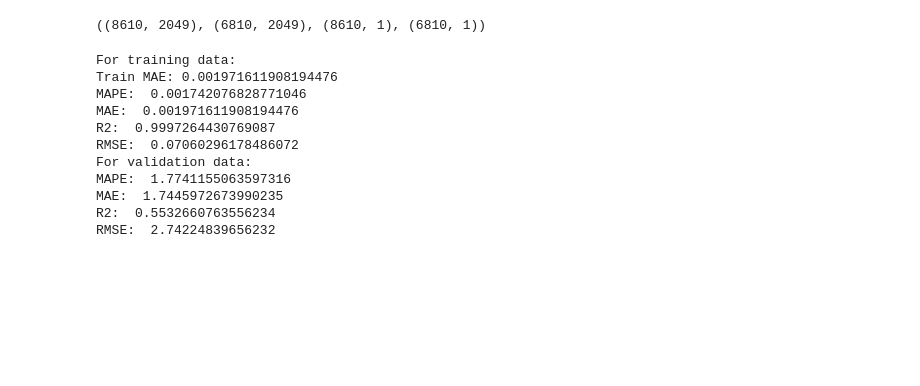
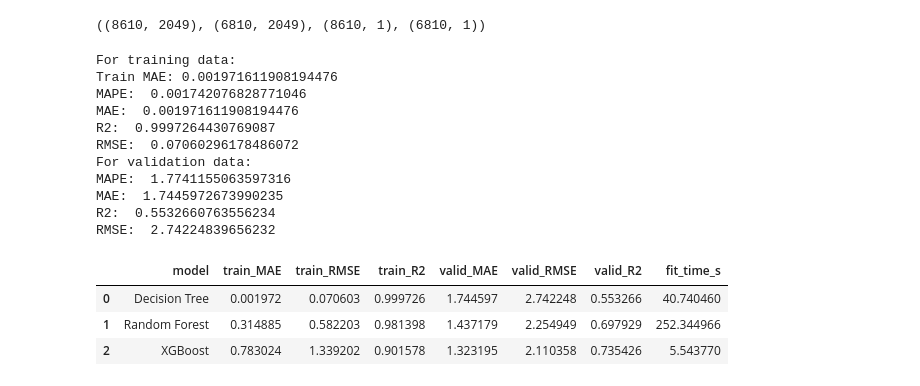
Before and after one commit to BoniYu/Deep-Neural-Network-for-VLE, a Jupyter notebook: notebook/other_models.ipynb, the cells around one changed output. Drawn from its saved outputs; the diff is of its cells as text; code cells hidden in the pictures; blank space fills up the shorter version.

Commit message:
three models comparison is don

```diff
--- a/notebook/other_models.ipynb
+++ b/notebook/other_models.ipynb
@@ -190,3 +190,53 @@ MAPE:  1.7741155063597316
 MAE:  1.7445972673990235
 R2:  0.5532660763556234
 RMSE:  2.74224839656232
+# %%
+# Make a function for calling the model and fitting it
+import time
+import numpy as np
+import pandas as pd
+from sklearn.metrics import mean_absolute_error as MAE
+from sklearn.metrics import root_mean_squared_error
+from sklearn.metrics import r2_score as R2
+
+def fit_predict(model, X_train, y_train, X_valid):
+    start = time.time()
+    model.fit(X_train, y_train.ravel())
+    fit_time = time.time() - start
+    return model, model.predict(X_train), model.predict(X_valid), fit_time
+
+def model_metrics(name, y_train, y_train_pred, y_valid, y_valid_pred, fit_time=None):
+    y_train, y_train_pred = np.ravel(y_train), np.ravel(y_train_pred)
+    y_valid, y_valid_pred = np.ravel(y_valid), np.ravel(y_valid_pred)
+    return {
+        "model": name,
+        "train_MAE": MAE(y_train, y_train_pred),
+        "train_RMSE": root_mean_squared_error(y_train, y_train_pred),
+        "train_R2": R2(y_train, y_train_pred),
+        "valid_MAE": MAE(y_valid, y_valid_pred),
+        "valid_RMSE": root_mean_squared_error(y_valid, y_valid_pred),
+        "valid_R2": R2(y_valid, y_valid_pred),
+        "fit_time_s": fit_time,
+    }
+# %%
+from sklearn.tree import DecisionTreeRegressor
+from sklearn.ensemble import RandomForestRegressor
+from xgboost import XGBRegressor
+
+models_to_try = {
+    "Decision Tree": DecisionTreeRegressor(random_state=42),
+    "Random Forest": RandomForestRegressor(random_state=42, n_jobs=-1),
+    "XGBoost": XGBRegressor(random_state=42, n_jobs=-1),
+}
+
+results = []
+for name, mdl in models_to_try.items():
+    fitted, p_tr, p_va, t = fit_predict(mdl, X_train, y_train, X_valid)
+    results.append(model_metrics(name, y_train, p_tr, y_valid, p_va, t))
+
+pd.DataFrame(results)
+# %% [output]
+|  | model | train_MAE | train_RMSE | train_R2 | valid_MAE | valid_RMSE | valid_R2 | fit_time_s |
+| 0 | Decision Tree | 0.001972 | 0.070603 | 0.999726 | 1.744597 | 2.742248 | 0.553266 | 40.740460 |
+| 1 | Random Forest | 0.314885 | 0.582203 | 0.981398 | 1.437179 | 2.254949 | 0.697929 | 252.344966 |
+| 2 | XGBoost | 0.783024 | 1.339202 | 0.901578 | 1.323195 | 2.110358 | 0.735426 | 5.543770 |
```
